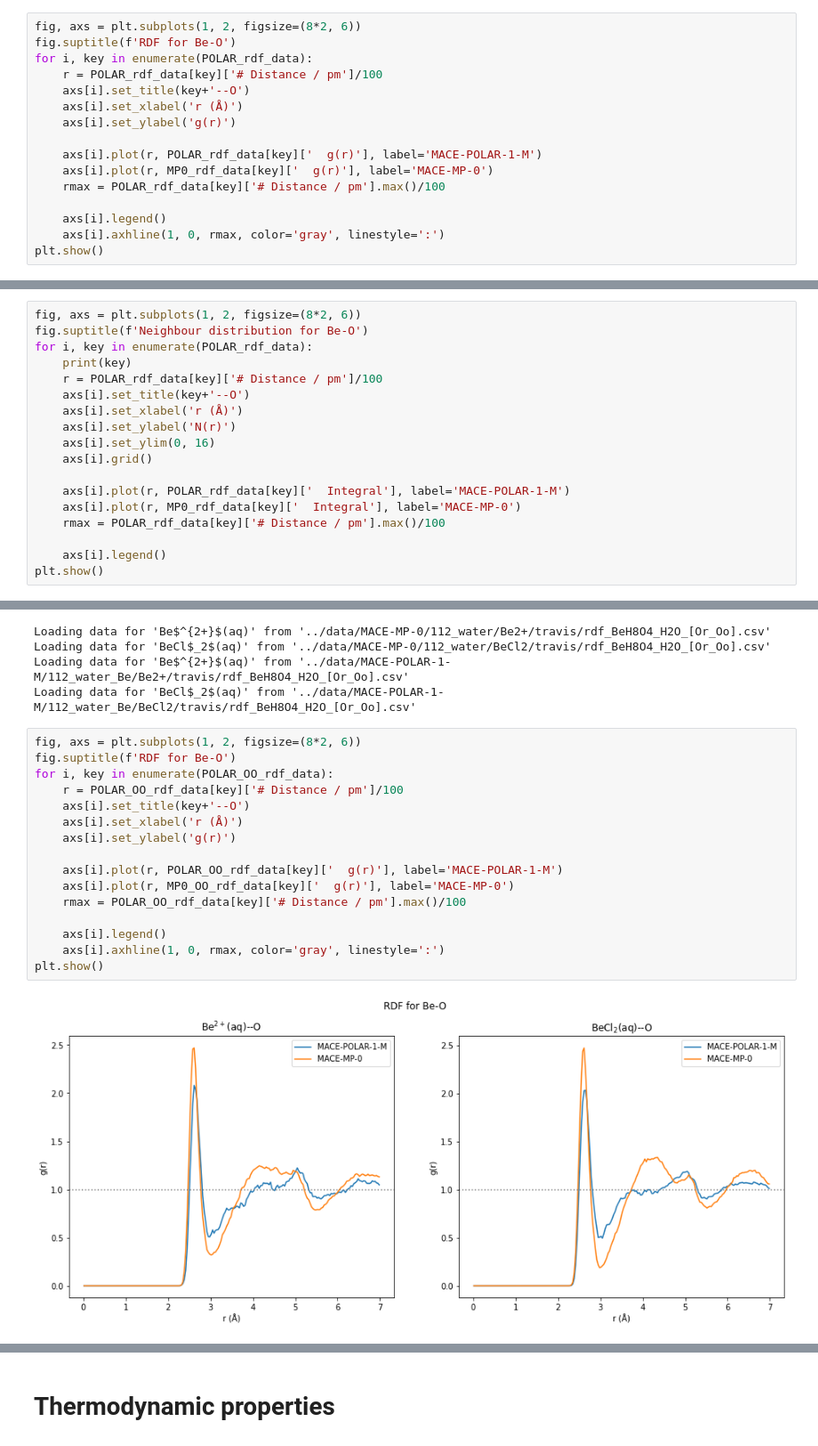
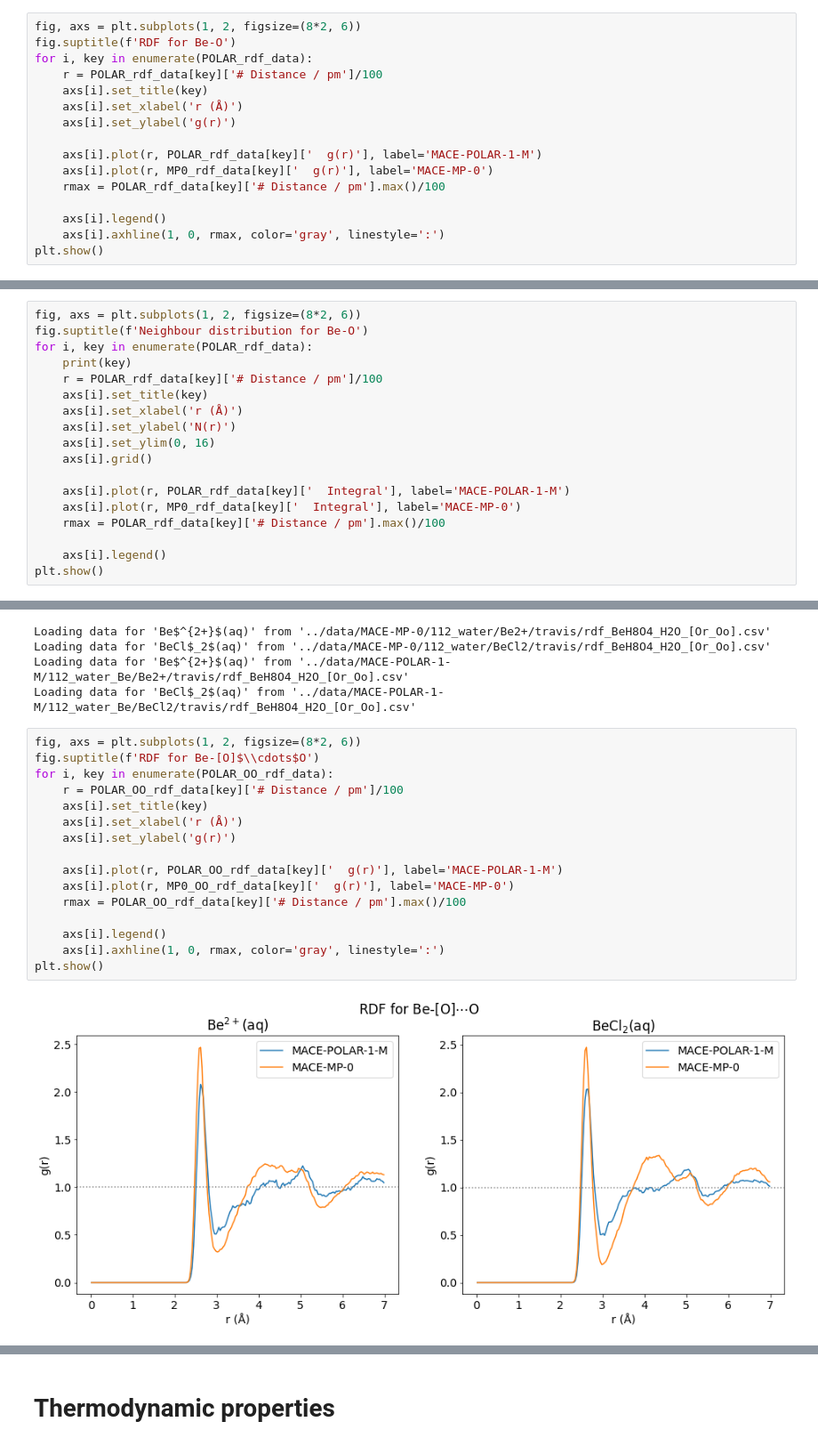
Before and after one commit to viktorsvahn/water, a Jupyter notebook: beryllium.ipynb, the cells around one changed output, grey strips where cells are left out. Shown at 89% size. Cells and saved outputs as stored; diff of their text form.

```diff
--- a/beryllium.ipynb
+++ b/beryllium.ipynb
@@ -127,7 +127,7 @@ fig, axs = plt.subplots(1, 2, figsize=(8*2, 6))
 fig.suptitle(f'RDF for Be-O')
 for i, key in enumerate(POLAR_rdf_data):
     r = POLAR_rdf_data[key]['# Distance / pm']/100
-    axs[i].set_title(key+'--O')
+    axs[i].set_title(key)
     axs[i].set_xlabel('r (Å)')
     axs[i].set_ylabel('g(r)')
 
@@ -146,7 +146,7 @@ fig.suptitle(f'Neighbour distribution for Be-O')
 for i, key in enumerate(POLAR_rdf_data):
     print(key)
     r = POLAR_rdf_data[key]['# Distance / pm']/100
-    axs[i].set_title(key+'--O')
+    axs[i].set_title(key)
     axs[i].set_xlabel('r (Å)')
     axs[i].set_ylabel('N(r)')
     axs[i].set_ylim(0, 16)
@@ -178,21 +178,21 @@ Loading data for 'Be$^{2+}$(aq)' from '../data/MACE-POLAR-1-M/112_water_Be/Be2+/
 Loading data for 'BeCl$_2$(aq)' from '../data/MACE-POLAR-1-M/112_water_Be/BeCl2/travis/rdf_BeH8O4_H2O_[Or_Oo].csv'
 # %%
 fig, axs = plt.subplots(1, 2, figsize=(8*2, 6))
-fig.suptitle(f'RDF for Be-O')
+fig.suptitle(f'RDF for Be-[O]$\\cdots$O')
 for i, key in enumerate(POLAR_OO_rdf_data):
     r = POLAR_OO_rdf_data[key]['# Distance / pm']/100
-    axs[i].set_title(key+'--O')
+    axs[i].set_title(key)
     axs[i].set_xlabel('r (Å)')
     axs[i].set_ylabel('g(r)')
 
     axs[i].plot(r, POLAR_OO_rdf_data[key]['  g(r)'], label='MACE-POLAR-1-M')
     axs[i].plot(r, MP0_OO_rdf_data[key]['  g(r)'], label='MACE-MP-0')
     rmax = POLAR_OO_rdf_data[key]['# Distance / pm'].max()/100
 
     axs[i].legend()
     axs[i].axhline(1, 0, rmax, color='gray', linestyle=':')
 plt.show()
 # %% [output]
-[figure, old version]
+[figure, new version]
 # %%
 fig, axs = plt.subplots(1, 2, figsize=(8*2, 6))
```
Also changed, not shown: parts of 10 cells of this notebook.
